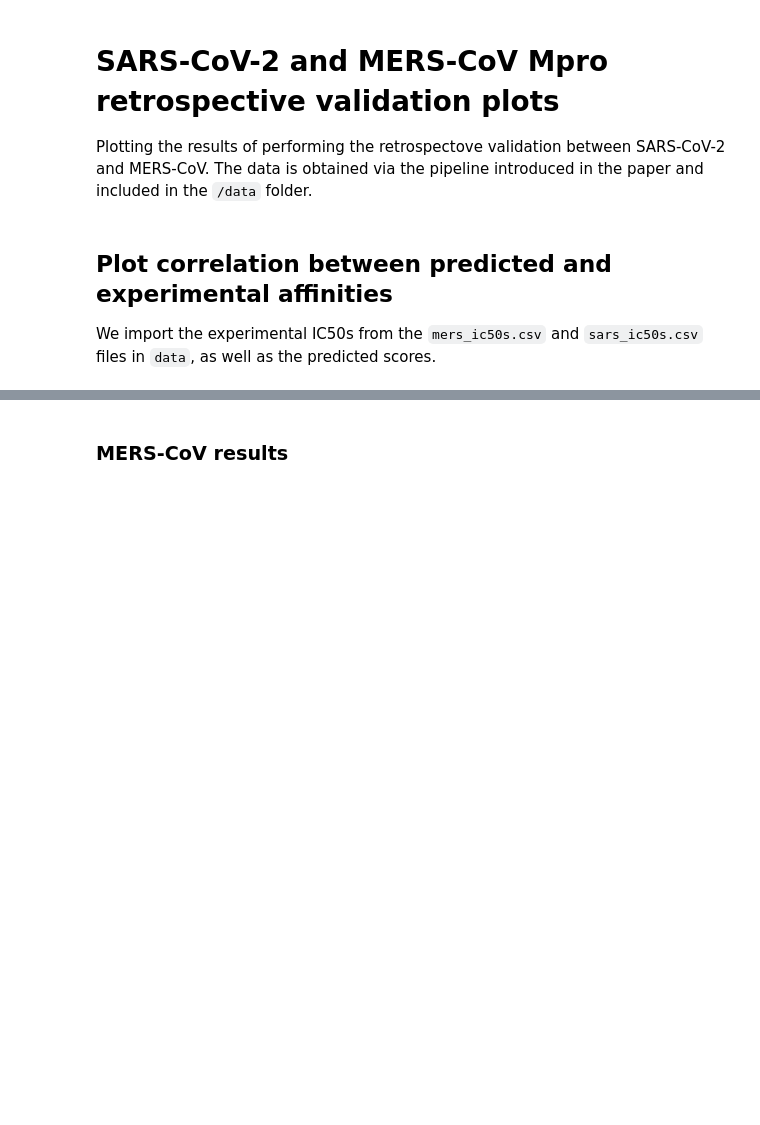
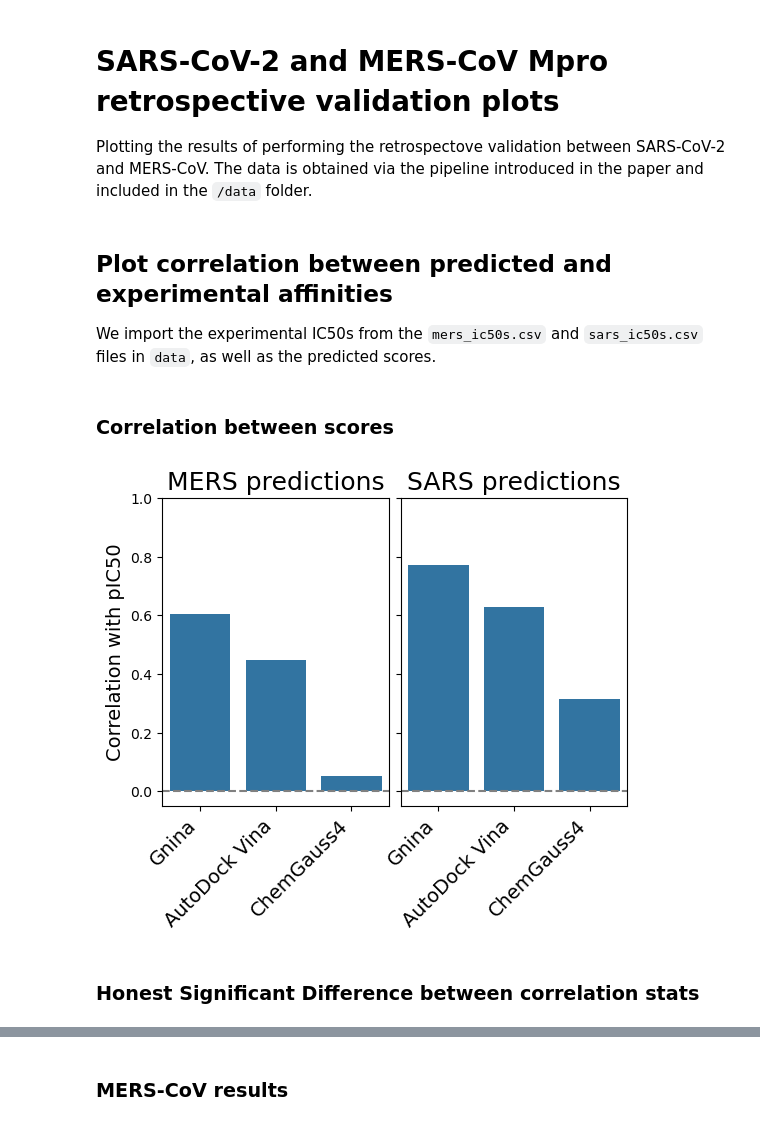
Before and after one commit to choderalab/broad-spectrum-asap-paper, a Jupyter notebook: score_sars_mers_val.ipynb, the cells around one changed output, grey strips where cells are left out. Drawn from its saved outputs; the diff is of its cells as text; code cells hidden in the pictures; blank space fills up the shorter version.

Commit message:
bsite score fix

```diff
--- a/score_sars_mers_val.ipynb
+++ b/score_sars_mers_val.ipynb
@@ -15,3 +16,50 @@ sars_ic50 = pd.read_csv("data/sars_ic50s.csv")
 
 mers_pred = pd.read_csv("data/mers_predicted_scores.csv")
 sars_pred = pd.read_csv("data/sars_predicted_scores.csv")
+# %% [markdown]
+### Correlation between scores
+# %%
+# MERS
+df_mers_aff = exp_and_pred_affinity(mers_ic50, mers_pred, 'Minh pIC50', 'CNN_dock_affinity', 5)
+df_mers_aff.reset_index(drop=True, inplace=True)
+df_mers_aff["gnina-pIC50"] = -np.log10(
+            np.exp(df_mers_aff['CNN_dock_affinity'] / 0.5922)
+        )
+df_mers_aff["vina-pIC50"] = -np.log10(
+            np.exp(df_mers_aff['Vina-score-min'] / 0.5922)
+        )
+df_mers_aff["chemg-pIC50"] = -np.log10(
+            np.exp(df_mers_aff["docking-score-POSIT"] / 0.5922)
+        )
+df_mers_aff_pred = df_mers_aff[['gnina-pIC50', 'vina-pIC50', 'chemg-pIC50', 'pIC50']]
+df_mers_aff_pred = df_mers_aff_pred.rename(columns={'chemg-pIC50': 'ChemGauss4', 'vina-pIC50': 'AutoDock Vina', 'gnina-pIC50': 'Gnina'})
+
+# SARS
+df_sars_aff = exp_and_pred_affinity(sars_ic50, sars_pred, 'IC50 lower (µM)', 'CNN_dock_affinity', 5)
+df_sars_aff.reset_index(drop=True, inplace=True)
+df_sars_aff["gnina-pIC50"] = -np.log10(
+            np.exp(df_sars_aff['CNN_dock_affinity'] / 0.5922)
+        )
+df_sars_aff["vina-pIC50"] = -np.log10(
+            np.exp(df_sars_aff['Vina-score-min'] / 0.5922)
+        )
+df_sars_aff["chemg-pIC50"] = -np.log10(
+            np.exp(df_sars_aff["docking-score-POSIT"] / 0.5922)
+        )
+df_sars_aff_pred = df_sars_aff[['gnina-pIC50', 'vina-pIC50', 'chemg-pIC50', 'pIC50']]
+df_sars_aff_pred = df_sars_aff_pred.rename(columns={'chemg-pIC50': 'ChemGauss4', 'vina-pIC50': 'AutoDock Vina', 'gnina-pIC50': 'Gnina'})
+
+# Plotting affinity correlation
+fig, axs = plt.subplots(1, 2, figsize=(6,4), sharey=True)
+plt.subplots_adjust(wspace=0.05, hspace=0)
+fig_mers, ax1 = plot_score_correlation(df_mers_aff_pred, 'blast-descriptor', 'pIC50', 'MERS predictions', [-0.05, 1.05],
+                                      'pIC50', 'Normalized scores', type='bars', ax=axs[0])
+
+fig_mers, ax2 = plot_score_correlation(df_sars_aff_pred, 'blast-descriptor', 'pIC50', 'SARS predictions', [-0.05, 1.05],
+                                       'pIC50', 'Normalized scores', type='bars', ax=axs[1])
+
+fig.savefig("/Users/castelm3/Documents/Github/asapdiscovery/local/sars_mers_gen_validation/correlation.pdf", bbox_inches='tight')
+# %% [output]
+[figure, added]
+# %% [markdown]
+### Honest Significant Difference between correlation stats
```
Also changed, not shown: parts of 7 cells of this notebook, 2 other files.
